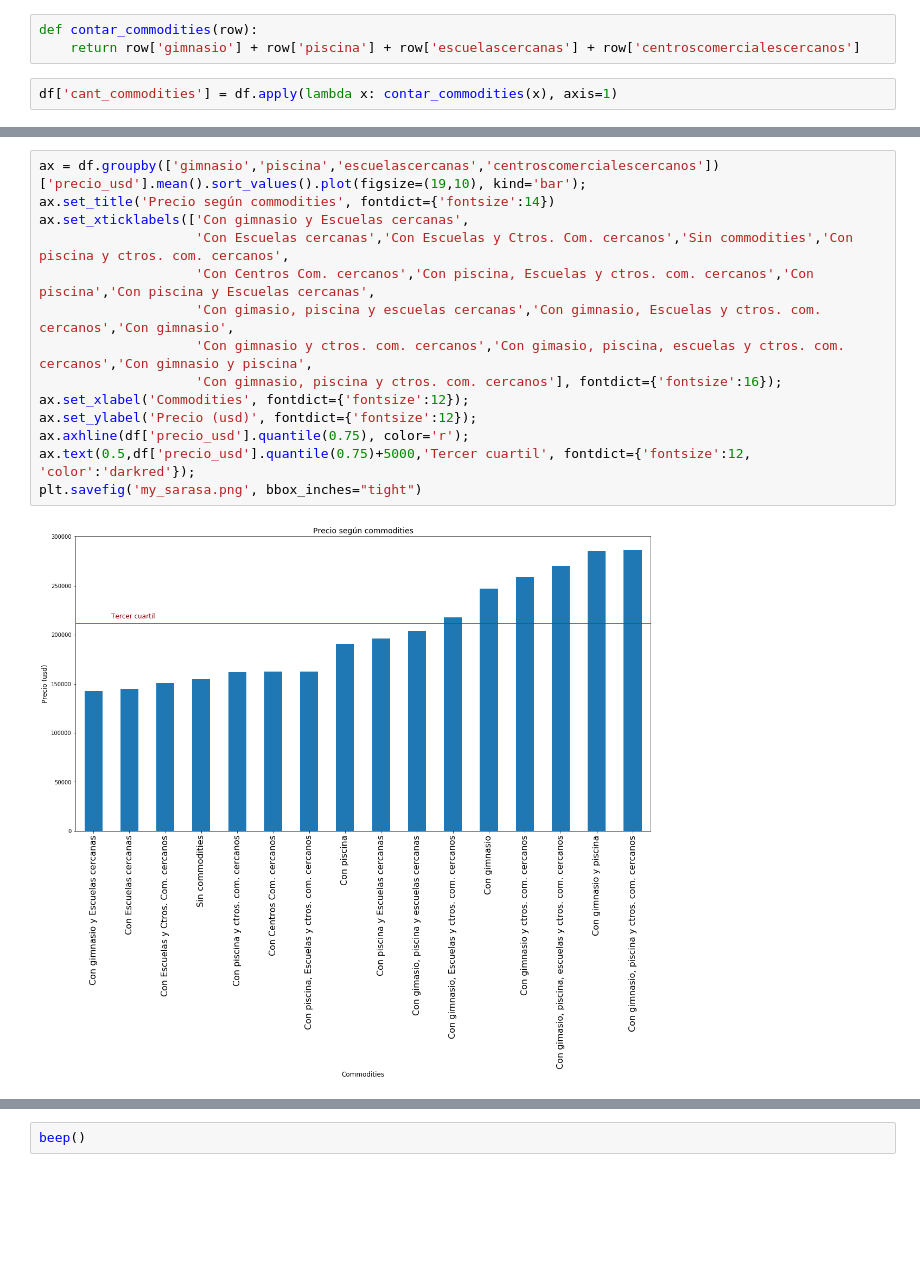
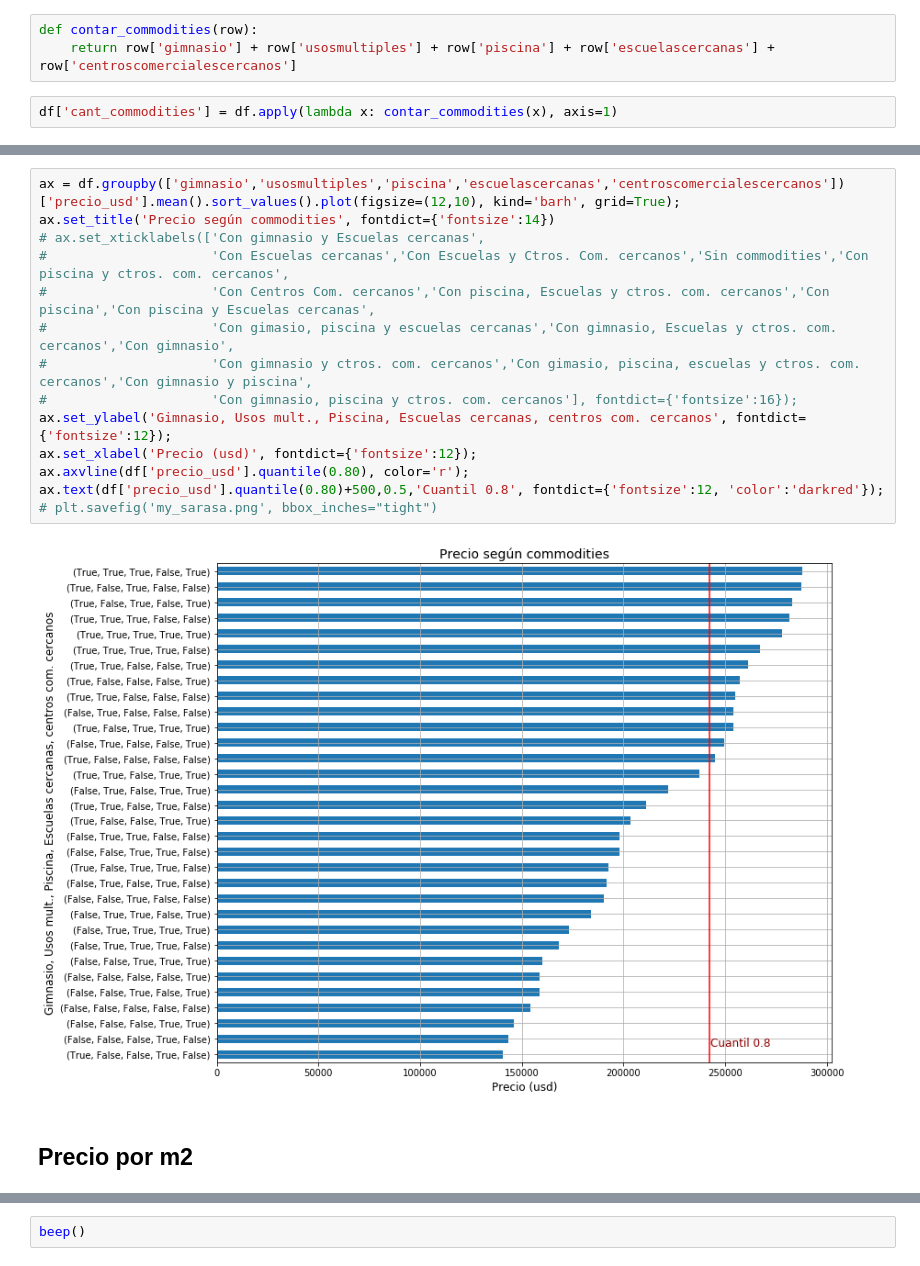
Before and after one commit to rozanecm/7506_2c2019_tp1, a Jupyter notebook: notebooks/basic general analysis by rozanecm.ipynb, the cells around one changed output, grey strips where cells are left out. Saved outputs shown, nothing was run; the diff lists cells and outputs as text; blank space fills up the shorter version.

```diff
--- a/notebooks/basic general analysis by rozanecm.ipynb
+++ b/notebooks/basic general analysis by rozanecm.ipynb
@@ -577,7 +578,7 @@ Podemos ver que las commodities ("") son 4, a saber:
 Haremos una variable que indique la cantidad de commodities por propiedad
 # %%
 def contar_commodities(row):
-    return row['gimnasio'] + row['piscina'] + row['escuelascercanas'] + row['centroscomercialescercanos']
+    return row['gimnasio'] + row['usosmultiples'] + row['piscina'] + row['escuelascercanas'] + row['centroscomercialescercanos']
 # %%
 df['cant_commodities'] = df.apply(lambda x: contar_commodities(x), axis=1)
 # %%
@@ -609,16 +622,18 @@ named_series_plot(df.groupby('cant_commodities')['precio_usd'].mean(), title='Pr
 # %%
-ax = df.groupby(['gimnasio','piscina','escuelascercanas','centroscomercialescercanos'])['precio_usd'].mean().sort_values().plot(figsize=(19,10), kind='bar');
+ax = df.groupby(['gimnasio','usosmultiples','piscina','escuelascercanas','centroscomercialescercanos'])['precio_usd'].mean().sort_values().plot(figsize=(12,10), kind='barh', grid=True);
 ax.set_title('Precio según commodities', fontdict={'fontsize':14})
-ax.set_xticklabels(['Con gimnasio y Escuelas cercanas',
-                    'Con Escuelas cercanas','Con Escuelas y Ctros. Com. cercanos','Sin commodities','Con piscina y ctros. com. cercanos',
-                    'Con Centros Com. cercanos','Con piscina, Escuelas y ctros. com. cercanos','Con piscina','Con piscina y Escuelas cercanas',
-                    'Con gimasio, piscina y escuelas cercanas','Con gimnasio, Escuelas y ctros. com. cercanos','Con gimnasio',
-                    'Con gimnasio y ctros. com. cercanos','Con gimasio, piscina, escuelas y ctros. com. cercanos','Con gimnasio y piscina',
-                    'Con gimnasio, piscina y ctros. com. cercanos'], fontdict={'fontsize':16});
-ax.set_xlabel('Commodities', fontdict={'fontsize':12});
-ax.set_ylabel('Precio (usd)', fontdict={'fontsize':12});
-ax.axhline(df['precio_usd'].quantile(0.75), color='r');
-ax.text(0.5,df['precio_usd'].quantile(0.75)+5000,'Tercer cuartil', fontdict={'fontsize':12, 'color':'darkred'});
-plt.savefig('my_sarasa.png', bbox_inches="tight")
+# ax.set_xticklabels(['Con gimnasio y Escuelas cercanas',
+#                     'Con Escuelas cercanas','Con Escuelas y Ctros. Com. cercanos','Sin commodities','Con piscina y ctros. com. cercanos',
+#                     'Con Centros Com. cercanos','Con piscina, Escuelas y ctros. com. cercanos','Con piscina','Con piscina y Escuelas cercanas',
+#                     'Con gimasio, piscina y escuelas cercanas','Con gimnasio, Escuelas y ctros. com. cercanos','Con gimnasio',
+#                     'Con gimnasio y ctros. com. cercanos','Con gimasio, piscina, escuelas y ctros. com. cercanos','Con gimnasio y piscina',
+#                     'Con gimnasio, piscina y ctros. com. cercanos'], fontdict={'fontsize':16});
+ax.set_ylabel('Gimnasio, Usos mult., Piscina, Escuelas cercanas, centros com. cercanos', fontdict={'fontsize':12});
+ax.set_xlabel('Precio (usd)', fontdict={'fontsize':12});
+ax.axvline(df['precio_usd'].quantile(0.80), color='r');
+ax.text(df['precio_usd'].quantile(0.80)+500,0.5,'Cuantil 0.8', fontdict={'fontsize':12, 'color':'darkred'});
+# plt.savefig('my_sarasa.png', bbox_inches="tight")
 # %% [output]
-[figure, old version]
+[figure, new version]
+# %% [markdown]
+## Precio por m2
```
Also changed, not shown: parts of 30 cells of this notebook, 1 other file.
